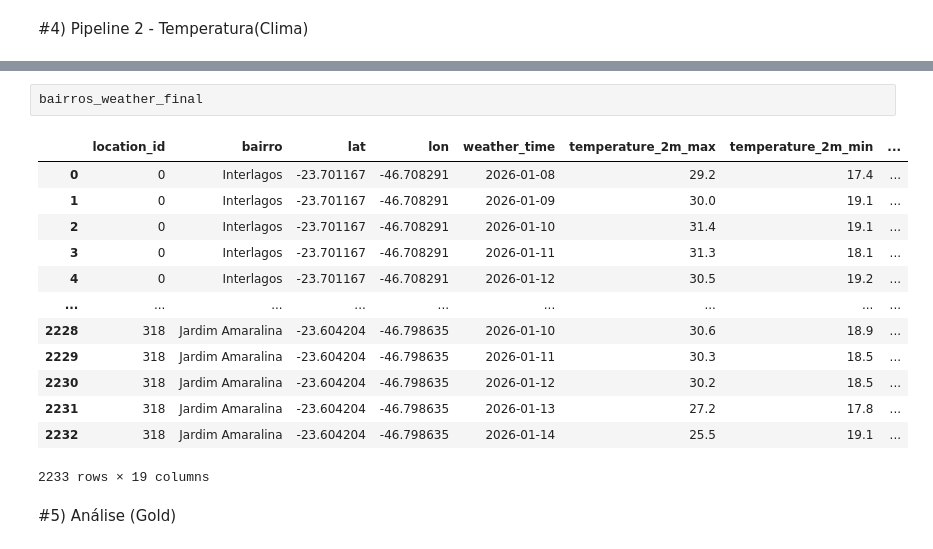
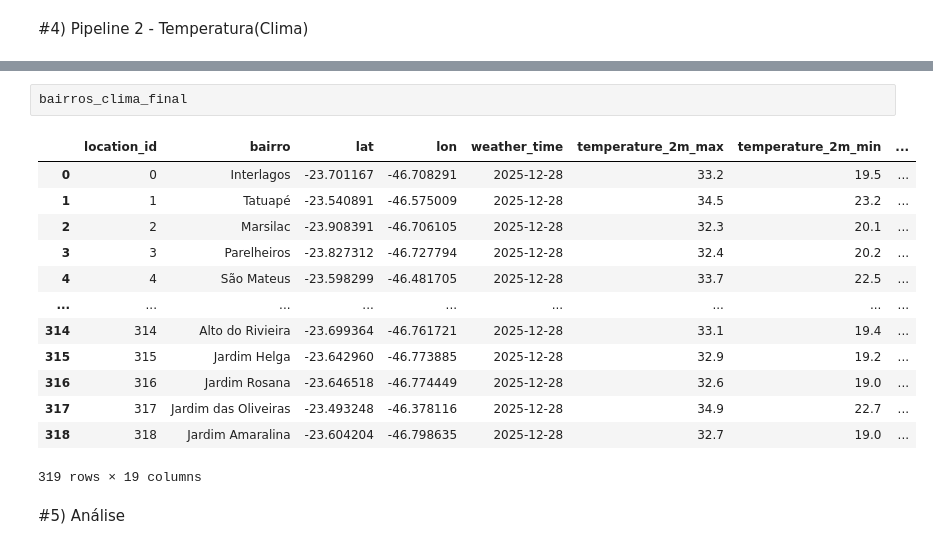
Before and after one commit to lettymoon/analise-temperatura-sp, a Jupyter notebook: temperaturas_bairros_sp.ipynb, the cells around one changed output, grey strips where cells are left out. Saved outputs shown, nothing was run; the diff lists cells and outputs as text.

```diff
--- a/temperaturas_bairros_sp.ipynb
+++ b/temperaturas_bairros_sp.ipynb
@@ -487,18 +559,18 @@ Dados carregados para análise com 2233 bairros.
-# %%
-bairros_weather_final
-# %% [output]
-|  | location_id | bairro | lat | lon | weather_time | temperature_2m_max | temperature_2m_min | ... |
-| 0 | 0 | Interlagos | -23.701167 | -46.708291 | 2026-01-08 | 29.2 | 17.4 | ... |
-| 1 | 0 | Interlagos | -23.701167 | -46.708291 | 2026-01-09 | 30.0 | 19.1 | ... |
-| 2 | 0 | Interlagos | -23.701167 | -46.708291 | 2026-01-10 | 31.4 | 19.1 | ... |
-| 3 | 0 | Interlagos | -23.701167 | -46.708291 | 2026-01-11 | 31.3 | 18.1 | ... |
-| 4 | 0 | Interlagos | -23.701167 | -46.708291 | 2026-01-12 | 30.5 | 19.2 | ... |
-| ... | ... | ... | ... | ... | ... | ... | ... | ... |
-| 2228 | 318 | Jardim Amaralina | -23.604204 | -46.798635 | 2026-01-10 | 30.6 | 18.9 | ... |
-| 2229 | 318 | Jardim Amaralina | -23.604204 | -46.798635 | 2026-01-11 | 30.3 | 18.5 | ... |
-| 2230 | 318 | Jardim Amaralina | -23.604204 | -46.798635 | 2026-01-12 | 30.2 | 18.5 | ... |
-| 2231 | 318 | Jardim Amaralina | -23.604204 | -46.798635 | 2026-01-13 | 27.2 | 17.8 | ... |
-| 2232 | 318 | Jardim Amaralina | -23.604204 | -46.798635 | 2026-01-14 | 25.5 | 19.1 | ... |
-2233 rows × 19 columns
+# %%
+bairros_clima_final
+# %% [output]
+|  | location_id | bairro | lat | lon | weather_time | temperature_2m_max | temperature_2m_min | ... |
+| 0 | 0 | Interlagos | -23.701167 | -46.708291 | 2025-12-28 | 33.2 | 19.5 | ... |
+| 1 | 1 | Tatuapé | -23.540891 | -46.575009 | 2025-12-28 | 34.5 | 23.2 | ... |
+| 2 | 2 | Marsilac | -23.908391 | -46.706105 | 2025-12-28 | 32.3 | 20.1 | ... |
+| 3 | 3 | Parelheiros | -23.827312 | -46.727794 | 2025-12-28 | 32.4 | 20.2 | ... |
+| 4 | 4 | São Mateus | -23.598299 | -46.481705 | 2025-12-28 | 33.7 | 22.5 | ... |
+| ... | ... | ... | ... | ... | ... | ... | ... | ... |
+| 314 | 314 | Alto do Rivieira | -23.699364 | -46.761721 | 2025-12-28 | 33.1 | 19.4 | ... |
+| 315 | 315 | Jardim Helga | -23.642960 | -46.773885 | 2025-12-28 | 32.9 | 19.2 | ... |
+| 316 | 316 | Jardim Rosana | -23.646518 | -46.774449 | 2025-12-28 | 32.6 | 19.0 | ... |
+| 317 | 317 | Jardim das Oliveiras | -23.493248 | -46.378116 | 2025-12-28 | 34.9 | 22.7 | ... |
+| 318 | 318 | Jardim Amaralina | -23.604204 | -46.798635 | 2025-12-28 | 32.7 | 19.0 | ... |
+319 rows × 19 columns
 # %% [markdown]
-#5) Análise (Gold)
+#5) Análise
```
Also changed, not shown: parts of 18 cells of this notebook.
